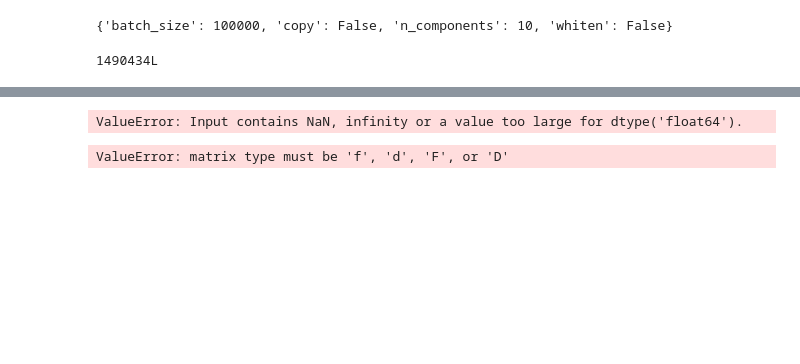
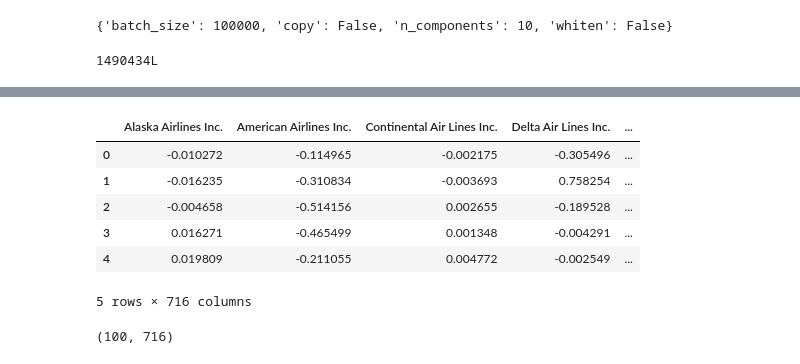
Before and after one commit to WillBishop12/DSInt, a Jupyter notebook: Data Story revamp for Capstone Milestone Report.ipynb, the cells around one changed output, grey strips where cells are left out. Cells and saved outputs as stored; diff of their text form; code cells hidden in the pictures; blank space fills up the shorter version.

```diff
--- a/Data Story revamp for Capstone Milestone Report.ipynb
+++ b/Data Story revamp for Capstone Milestone Report.ipynb
@@ -1073,12 +964,22 @@ array([ 0.04179555,  0.03218289,  0.02517824,  0.0241541 ,  0.02015341,
+# %%
+IPCA100DF.columns = Dummies.columns
+IPCA100DF.head()
+# %% [output]
+|  | Alaska Airlines Inc. | American Airlines Inc. | Continental Air Lines Inc. | Delta Air Lines Inc. | ... |
+| 0 | -0.010272 | -0.114965 | -0.002175 | -0.305496 | ... |
+| 1 | -0.016235 | -0.310834 | -0.003693 | 0.758254 | ... |
+| 2 | -0.004658 | -0.514156 | 0.002655 | -0.189528 | ... |
+| 3 | 0.016271 | -0.465499 | 0.001348 | -0.004291 | ... |
+| 4 | 0.019809 | -0.211055 | 0.004772 | -0.002549 | ... |
+5 rows × 716 columns
+# %%
+IPCA100DF.shape
+# %% [output]
+(100, 716)
 # %%
 sgd = SGDRegressor(penalty='l1')
 # %%
+"""RUN SGD REGRESSOR"""
 for k in range(len(Dummies) // 100000 + 1):
     X, y = Xframes[k], Yframes[k]
-    sgd.partial_fit(X, y)
+    #sgd.partial_fit(X, y)
-# %% [output]
-ValueError: Input contains NaN, infinity or a value too large for dtype('float64').
-# %%
-svds(Dummies, k=100)
-# %% [output]
-ValueError: matrix type must be 'f', 'd', 'F', or 'D'
```
Also changed, not shown: parts of 93 cells of this notebook.
